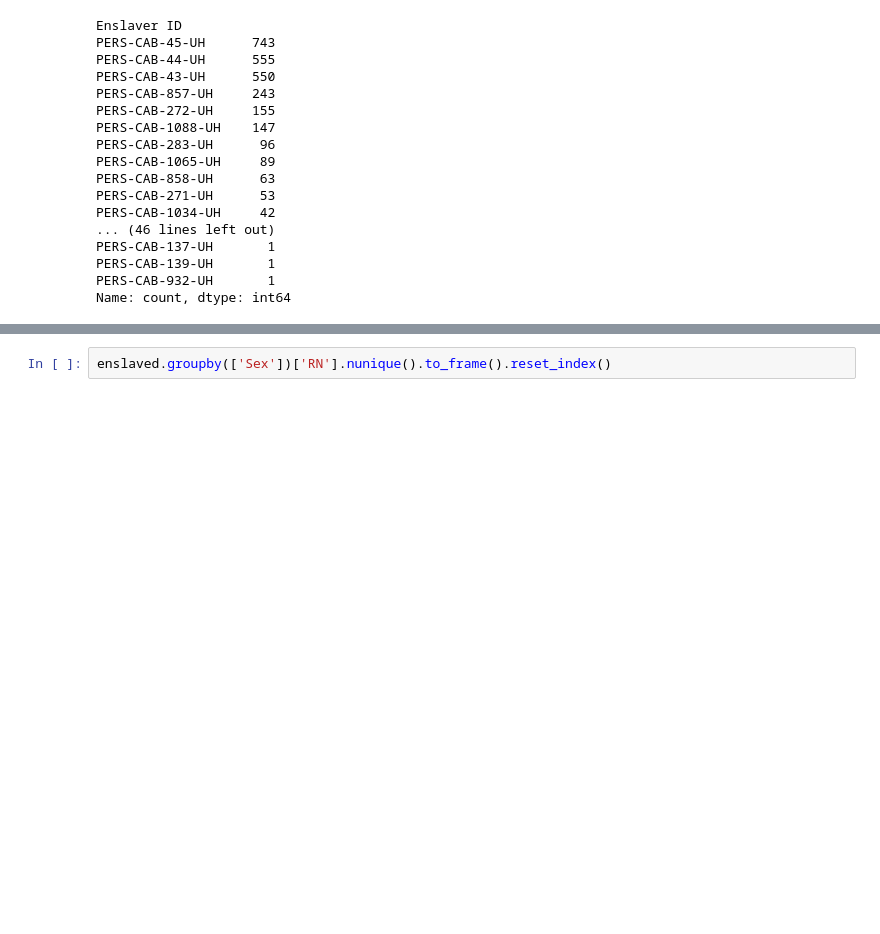
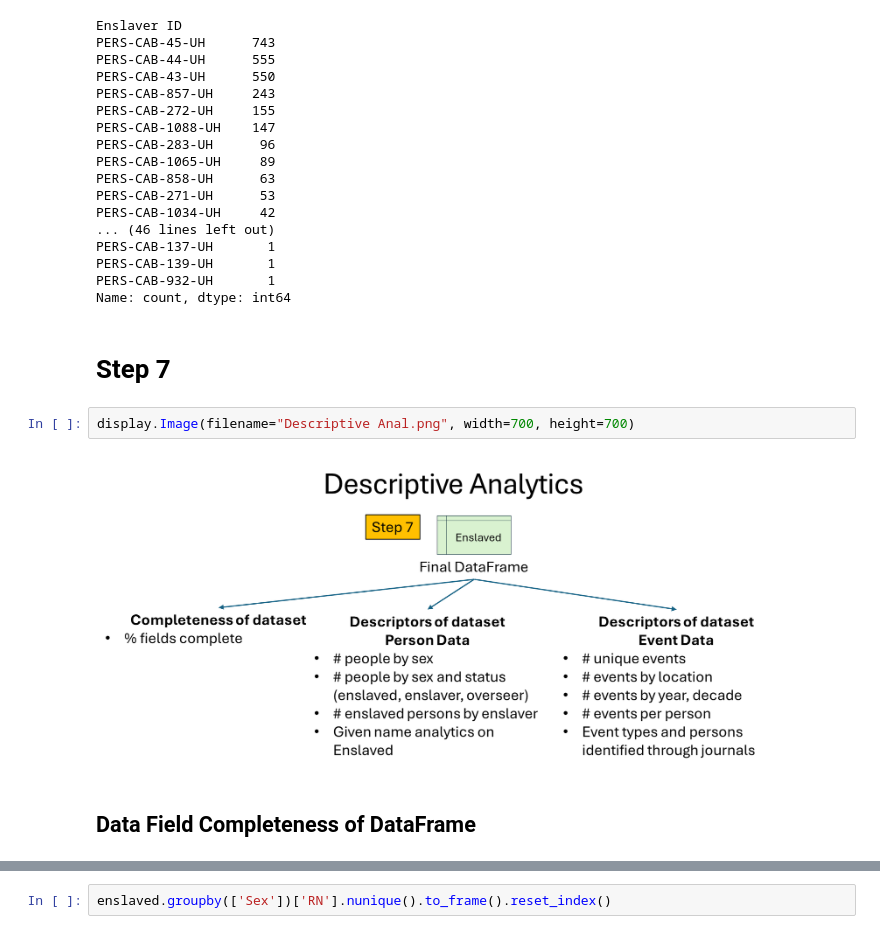
Before and after one commit to turtlek/CabellFamSociety, a Jupyter notebook: EnslavedData_UnionHill.ipynb, the cells around one changed output, grey strips where cells are left out. Cells and saved outputs as stored; diff of their text form; blank space fills up the shorter version.

```diff
--- a/EnslavedData_UnionHill.ipynb
+++ b/EnslavedData_UnionHill.ipynb
@@ -1493,3 +1375,11 @@ PERS-CAB-137-UH       1
 PERS-CAB-139-UH       1
 PERS-CAB-932-UH       1
 Name: count, dtype: int64
+# %% [markdown]
+# Step 7
+# %%
+display.Image(filename="Descriptive Anal.png", width=700, height=700)
+# %% [output]
+[figure, added]
+# %% [markdown]
+## Data Field Completeness of DataFrame
```
Also changed, not shown: parts of 110 cells of this notebook.
